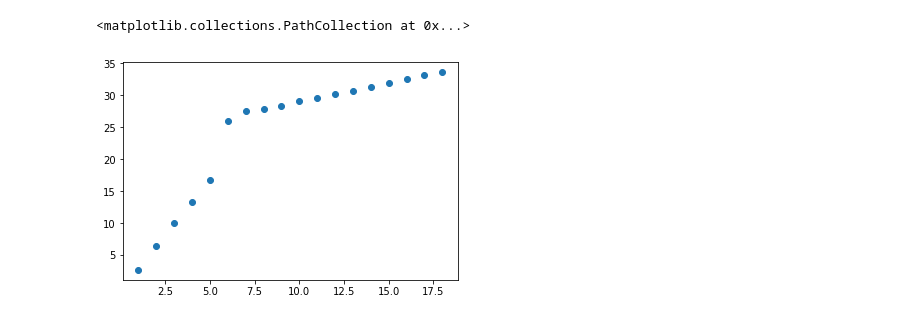
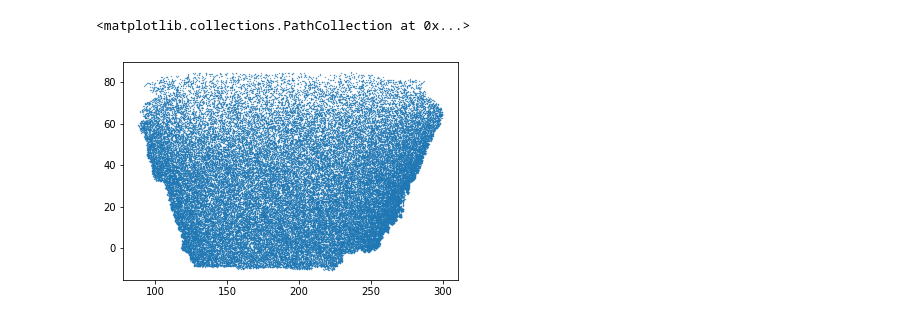
Before and after one commit to forero/SandboxDESI, a Jupyter notebook: DR8/plot_DR8.ipynb, the cells around one changed output. Cells and saved outputs as stored; diff of their text form; code cells hidden in the pictures.

Commit message:
updated DR8 fiberassign plots

```diff
--- a/DR8/plot_DR8.ipynb
+++ b/DR8/plot_DR8.ipynb
@@ -8,8 +7,9 @@ targetdata_south = fitsio.read("targets/bright_south.fits")
+# %%
+program = "dark_gray"
+#program = "bright"
+targetdata = fitsio.read("targets/{}_north.fits".format(program))
+target_mask = desi_mask["BGS_ANY"]
 # %%
-n = len(targetdata_north)
+n = len(targetdata)
 r = np.random.random(n)
-rr_north = r < 0.001
-
-n = len(targetdata_south)
-r = np.random.random(n)
-rr_south = r < 0.001
+rr = r < 0.001
@@ -41,6 +16,5 @@ import pandas as pd
-# %%
-data = pd.read_csv("run_times_fba_run.csv")
-plt.scatter(data['TIME_MINUTES'], data['RAM_GB'])
-# %% [output]
-<matplotlib.collections.PathCollection at 0x...>
-[figure, removed]
+# %%
+plt.scatter(targetdata['RA'][rr], targetdata['DEC'][rr], s=0.1)
+# %% [output]
+<matplotlib.collections.PathCollection at 0x...>
+[figure, added]
```
Also changed, not shown: parts of 12 cells of this notebook.
